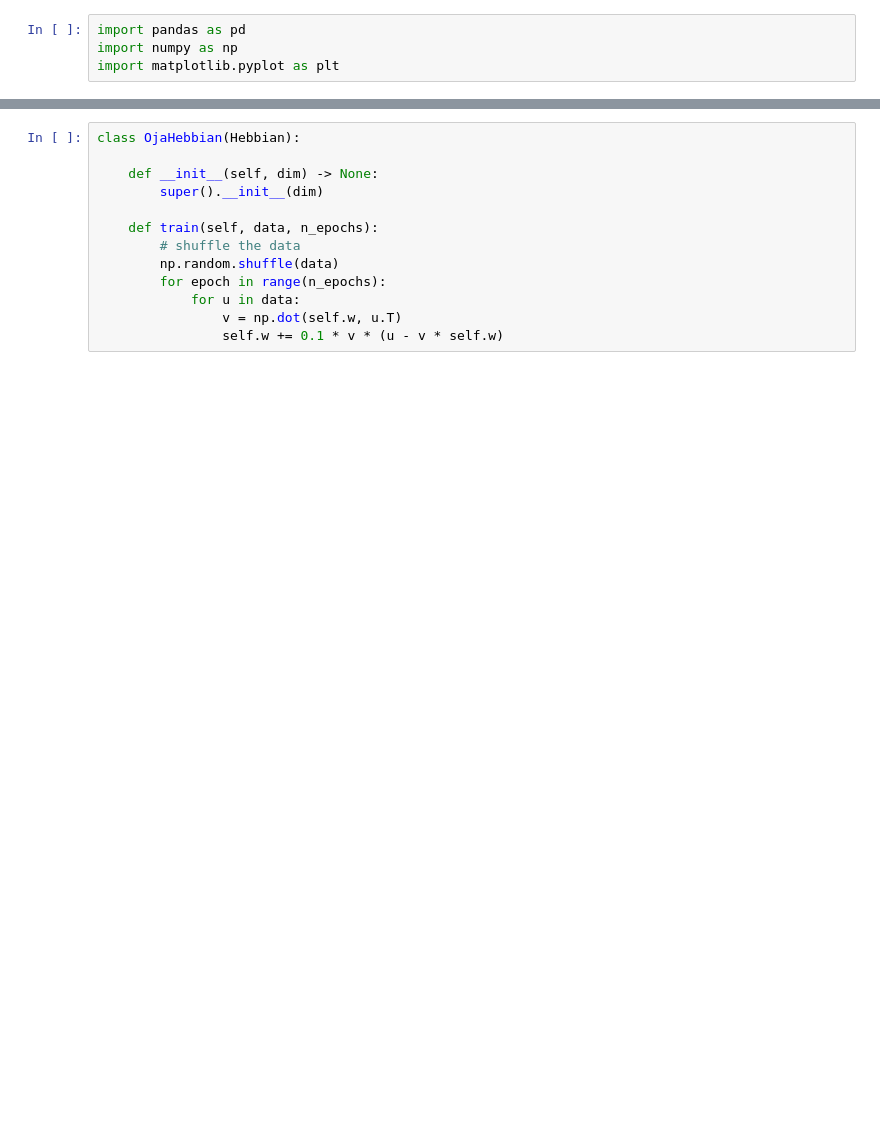
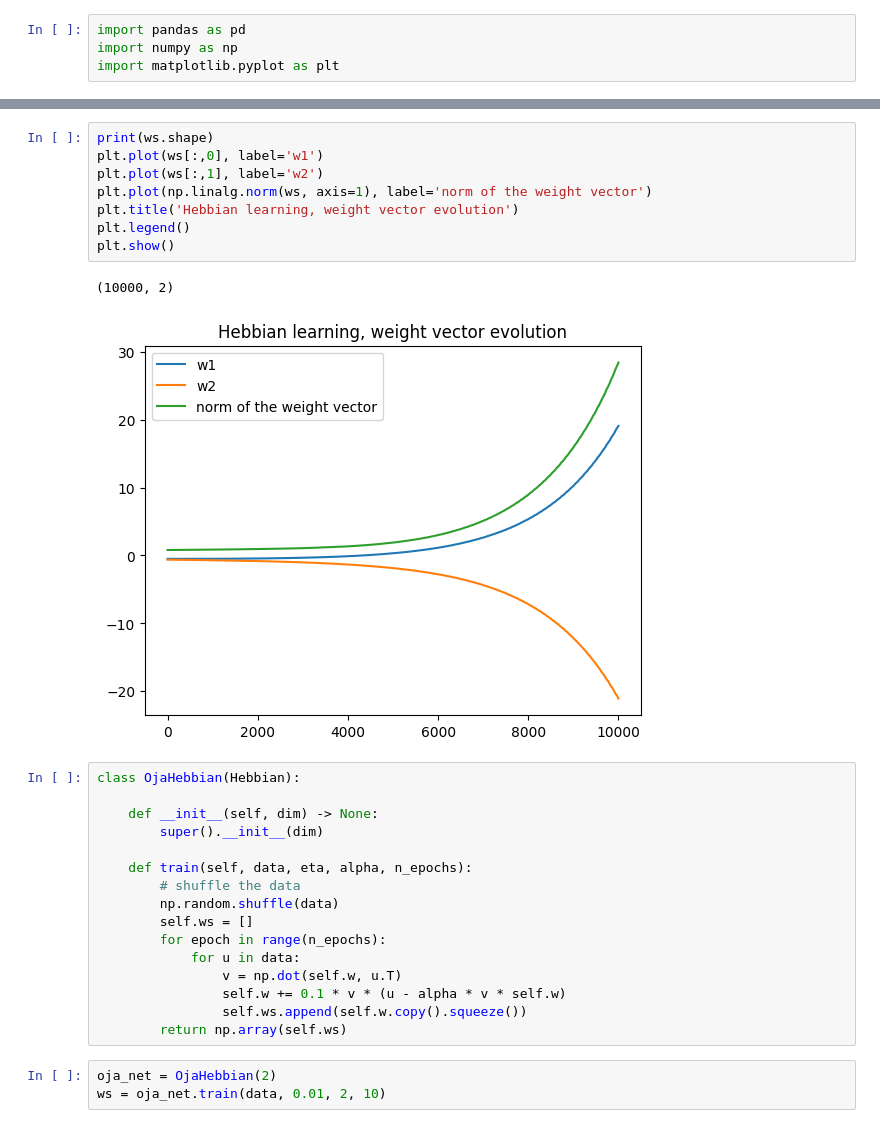
Before and after one commit to g-lago8/ComputationalNeuroScience, a Jupyter notebook: LAB2/assignment2.ipynb, the cells around one changed output, grey strips where cells are left out. Cells and saved outputs as stored; diff of their text form; blank space fills up the shorter version.

```diff
--- a/LAB2/assignment2.ipynb
+++ b/LAB2/assignment2.ipynb
@@ -109,13 +103,30 @@ plt.quiver(0, 0, hebbian_net.w[0,0], hebbian_net.w[0,1], scale=1e244, scale_unit
+# %%
+print(ws.shape)
+plt.plot(ws[:,0], label='w1')
+plt.plot(ws[:,1], label='w2')
+plt.plot(np.linalg.norm(ws, axis=1), label='norm of the weight vector')
+plt.title('Hebbian learning, weight vector evolution')
+plt.legend()
+plt.show()
+# %% [output]
+(10000, 2)
+[figure, added]
 # %%
 class OjaHebbian(Hebbian):
 
     def __init__(self, dim) -> None:
         super().__init__(dim)
 
-    def train(self, data, n_epochs):
+    def train(self, data, eta, alpha, n_epochs):
         # shuffle the data
         np.random.shuffle(data)
+        self.ws = []
         for epoch in range(n_epochs):
             for u in data:
                 v = np.dot(self.w, u.T)
-                self.w += 0.1 * v * (u - v * self.w)
+                self.w += 0.1 * v * (u - alpha * v * self.w)
+                self.ws.append(self.w.copy().squeeze())
+        return np.array(self.ws)
+# %%
+oja_net = OjaHebbian(2)
+ws = oja_net.train(data, 0.01, 2, 10)
```
Also changed, not shown: parts of 23 cells of this notebook.
